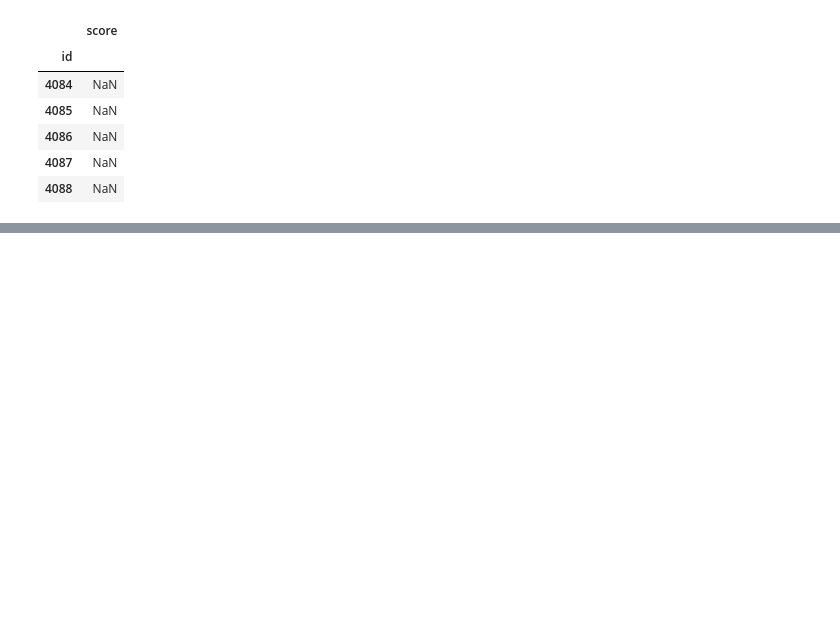
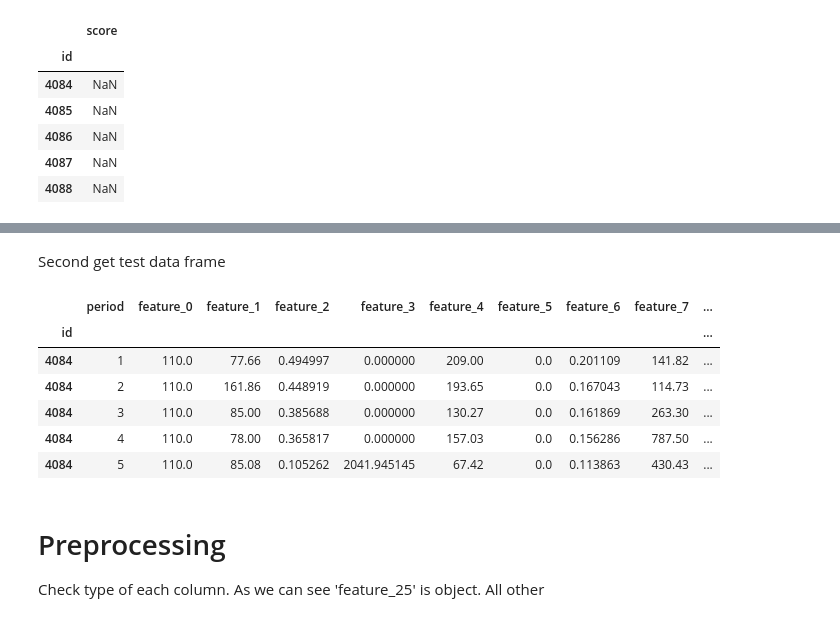
Before and after one commit to JavaStudentAlex/Kyivstar_big_data_school_trial_task, a Jupyter notebook: decision.ipynb, the cells around one changed output, grey strips where cells are left out. Saved outputs shown, nothing was run; the diff lists cells and outputs as text; code cells hidden in the pictures; blank space fills up the shorter version.

```diff
--- a/decision.ipynb
+++ b/decision.ipynb
@@ -48,9 +61,9 @@ labels.head()
 | 3 | 0 |
 | 4 | 1 |
 # %%
-# test data
-test_df = pd.read_csv(test_df_path, index_col=0)
-test_df.head()
+
+test = pd.read_csv(test_df_path, index_col=0)
+test.head()
 # %% [output]
 |  | score |
 | id |  |
@@ -61,0 +92,17 @@ test_df.head()
+# %% [markdown]
+Second get test data frame
+# %%
+test_users_id = test.index.unique()
+test_df = features.loc[test_users_id]
+test_df.head()
+# %% [output]
+|  | period | feature_0 | feature_1 | feature_2 | feature_3 | feature_4 | feature_5 | feature_6 | feature_7 | ... |
+| id |  |  |  |  |  |  |  |  |  | ... |
+| 4084 | 1 | 110.0 | 77.66 | 0.494997 | 0.000000 | 209.00 | 0.0 | 0.201109 | 141.82 | ... |
+| 4084 | 2 | 110.0 | 161.86 | 0.448919 | 0.000000 | 193.65 | 0.0 | 0.167043 | 114.73 | ... |
+| 4084 | 3 | 110.0 | 85.00 | 0.385688 | 0.000000 | 130.27 | 0.0 | 0.161869 | 263.30 | ... |
+| 4084 | 4 | 110.0 | 78.00 | 0.365817 | 0.000000 | 157.03 | 0.0 | 0.156286 | 787.50 | ... |
+| 4084 | 5 | 110.0 | 85.08 | 0.105262 | 2041.945145 | 67.42 | 0.0 | 0.113863 | 430.43 | ... |
+# %% [markdown]
+# Preprocessing
+Check type of each column. As we can see 'feature_25' is object. All other
```
Also changed, not shown: parts of 55 cells of this notebook.
